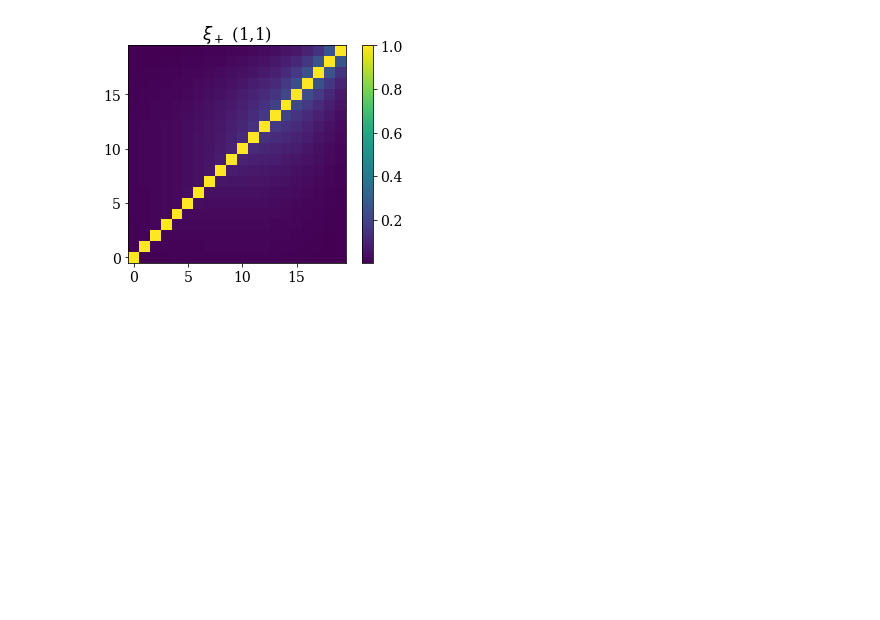
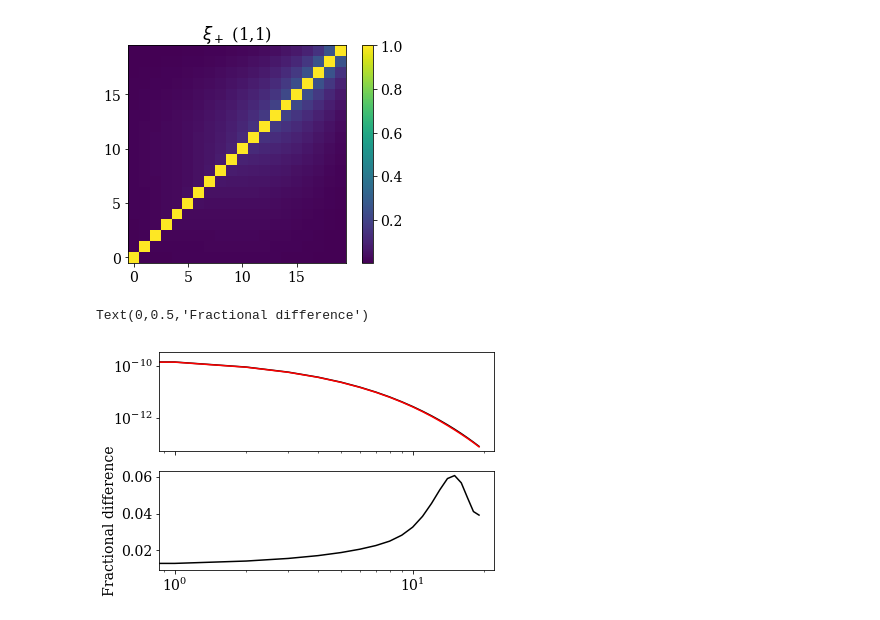
Before and after one commit to tmcclintock/covariance_emulator, a Jupyter notebook: notebooks/Emulating DES cosmic shear covariances.ipynb, the cells around one changed output. Drawn from its saved outputs; the diff is of its cells as text; code cells hidden in the pictures; blank space fills up the shorter version.

```diff
--- a/notebooks/Cosmic shear.ipynb
+++ b/notebooks/Emulating DES cosmic shear covariances.ipynb
@@ -160,3 +160,16 @@ plt.title(r"$\xi_+$ (1,1)")
 plt.savefig("true_cov.png", dpi=300, bbox_inches="tight")
 # %% [output]
 [figure]
+# %%
+true_var = test_cov.diagonal()
+emu_var = Cpredicted.diagonal()
+frac_diff = (true_var - emu_var) / true_var
+
+fig, ax = plt.subplots(ncols=1, nrows=2, sharex=True)
+ax[0].loglog(true_var, c='k', label='True variance')
+ax[0].loglog(emu_var, c='r', label='Emulated variance')
+ax[1].plot(frac_diff, c='k')
+ax[1].set_ylabel(r"Fractional difference")
+# %% [output]
+Text(0,0.5,'Fractional difference')
+[figure, added]
```
